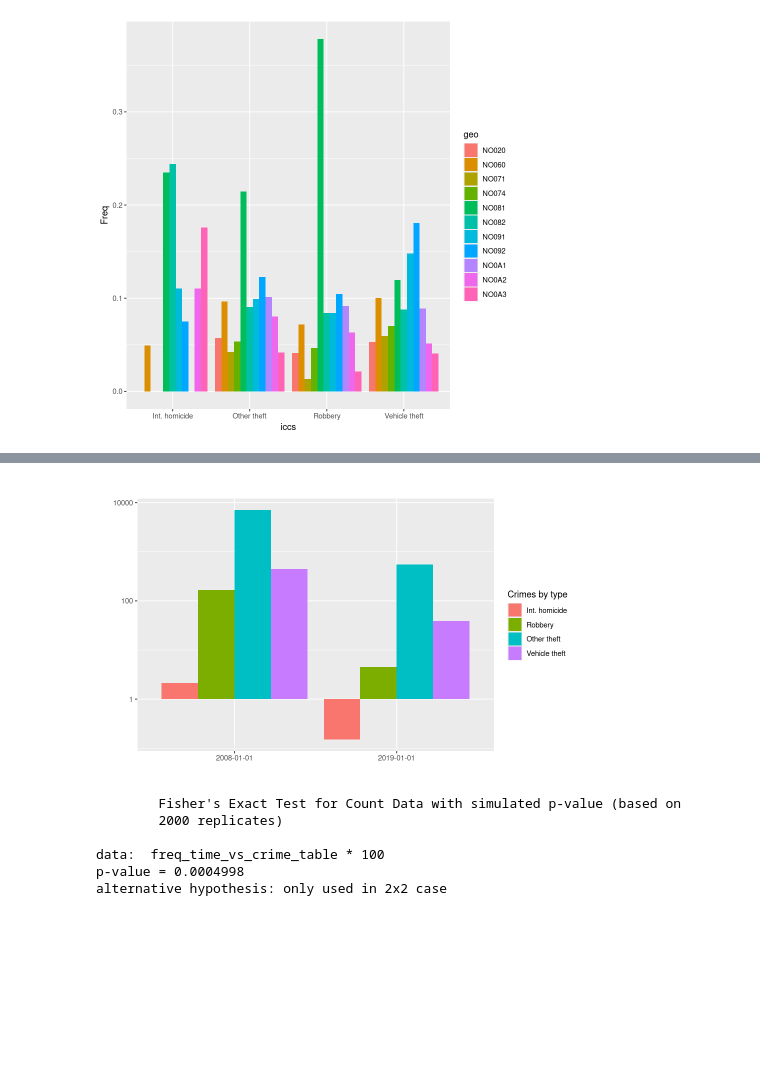
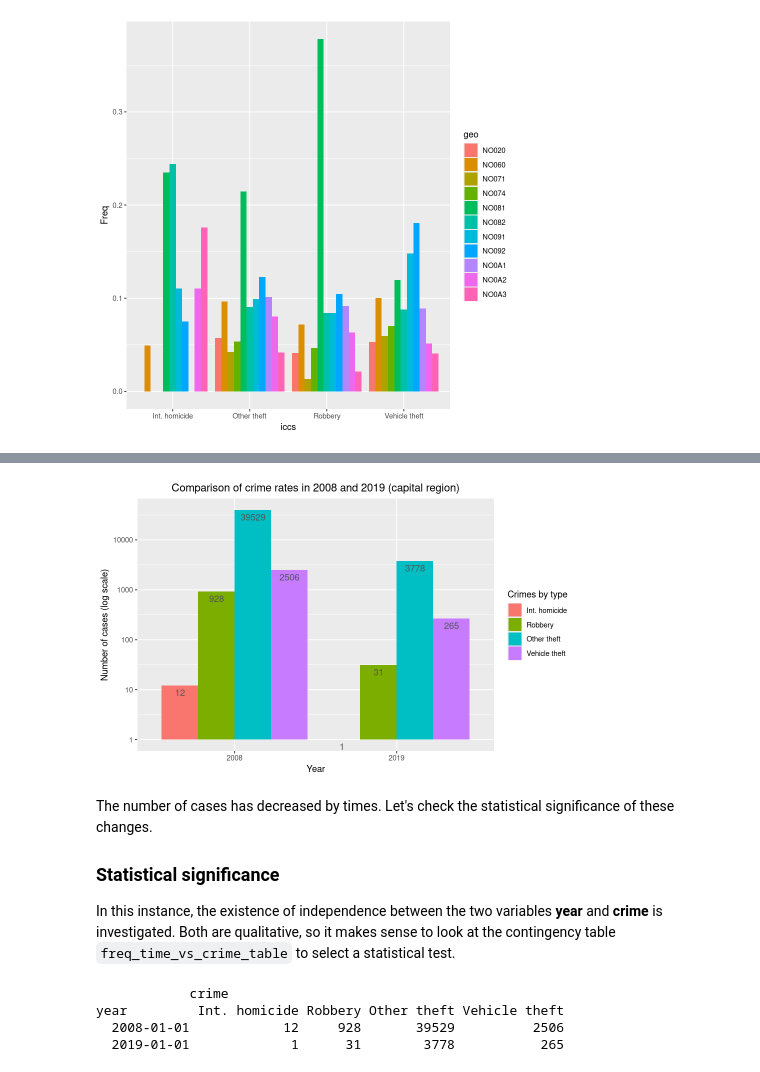
Before and after one commit to nickobard/eurostat-datasets-analysis, a Jupyter notebook: sem-1/semestral-work.ipynb, the cells around one changed output, grey strips where cells are left out. Saved outputs shown, nothing was run; the diff lists cells and outputs as text; code cells hidden in the pictures; blank space fills up the shorter version.

```diff
--- a/sem-1/semestral-work.ipynb
+++ b/sem-1/semestral-work.ipynb
@@ -10,6 +10,8 @@ library(tidyr)
 library(tibble)
 # %% [output]
 Loading required package: kableExtra
+# %%
+dark_grey <- '#555555'
 # %%
 K <- 27
 L <- nchar('bardatskii')
@@ -113,7 +118,8 @@ ggplot(as.data.frame(prob_table.col_cond), aes(x=iccs, y=Freq, fill=geo)) +
 # %%
 crime_dynamics <- subset(dataset,
-                         geo == 'NO011' &
-                         unit == 'P_HTHAB',
+                         geo == 'NO011' & unit == 'NR',
                          c(iccs, TIME_PERIOD, values))
 crime_dynamics <- pivot_wider(crime_dynamics, names_from=iccs, values_from=values)
-crime_dynamics$ICCS0502 <- crime_dynamics$ICCS0502 - crime_dynamics$ICCS050211
+crime_dynamics$ICCS0502 <- crime_dynamics$ICCS0502 - crime_dynamics$ICCS050211  # solution of the same problem with subset
+all(colnames(crime_dynamics)[-1] == prev_labels)  # justification for the following line of code
+colnames(crime_dynamics)[-1] <- new_labels
@@ -170,18 +180,26 @@ A tibble: 2 × 5
 # %%
 ggplot(as.data.frame(freq_time_vs_crime_table), aes(x=year, y=Freq, fill=crime)) +
     geom_bar(stat='identity', position='dodge') +
-    labs(title='', x='', y='',
+    scale_x_discrete(labels=format(freq_time_vs_crime_df$TIME_PERIOD, '%Y')) +
+    scale_y_continuous(trans='log10') +
+    labs(title='Comparison of crime rates in 2008 and 2019 (capital region)',
+         x='Year',
+         y='Number of cases (log scale)',
          fill='Crimes by type') +
-    theme(plot.title = element_text(hjust=0.5)) +
-    scale_y_continuous(trans='log10')  # TODO: label bars strict values
+    theme(plot.title=element_text(hjust=0.5)) +
+    geom_text(aes(label=Freq), position=position_dodge(.9), vjust=1.5, color=dark_grey)
 # %% [output]
-[figure, old version]
+[figure, new version]
-# %%
-fisher.test(freq_time_vs_crime_table * 100, alternative='only used in 2x2 case', simulate.p.value=T)
-# %% [output]
-        Fisher's Exact Test for Count Data with simulated p-value (based on
-        2000 replicates)
-
-data:  freq_time_vs_crime_table * 100
-p-value = 0.0004998
-alternative hypothesis: only used in 2x2 case
+# %% [markdown]
+The number of cases has decreased by times. Let's check the statistical significance of these changes.
+
+### Statistical significance
+
+In this instance, the existence of independence between the two variables **year** and **crime** is investigated. Both are qualitative, so it makes sense to look at the contingency table `freq_time_vs_crime_table` to select a statistical test.
+# %%
+freq_time_vs_crime_table
+# %% [output]
+            crime
+year         Int. homicide Robbery Other theft Vehicle theft
+  2008-01-01            12     928       39529          2506
+  2019-01-01             1      31        3778           265
```
Also changed, not shown: parts of 18 cells of this notebook.
